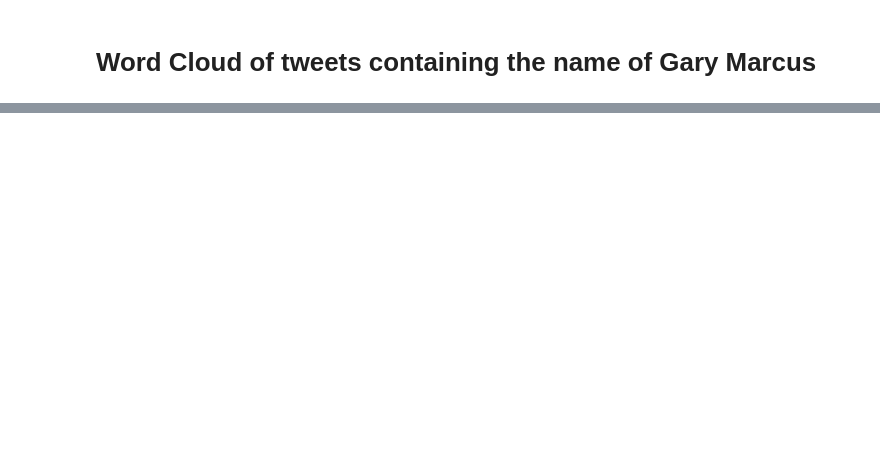
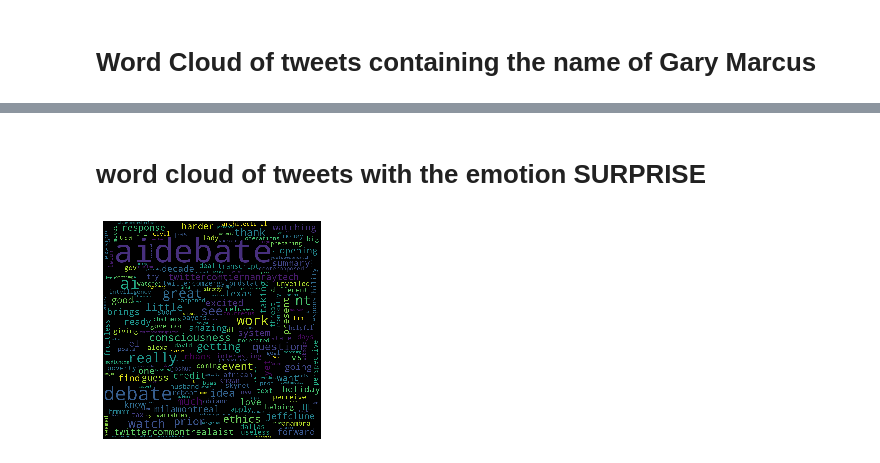
Before and after one commit to rahimi-s-lab/Twitter-AI-Debate, a Jupyter notebook: WordsCloud.ipynb, the cells around one changed output, grey strips where cells are left out. Cells and saved outputs as stored; diff of their text form; code cells hidden in the pictures; blank space fills up the shorter version.

```diff
--- a/WordsCloud.ipynb
+++ b/WordsCloud.ipynb
@@ -204,0 +277,27 @@ plt.show()
+# %% [markdown]
+# word cloud of tweets with the emotion SURPRISE
+# %%
+import matplotlib.pyplot as plt
+from wordcloud import WordCloud
+
+
+
+gary = df[df['Surprise'] > 0.5]
+
+# change pandas dataframe to word corpus
+txt_df = gary['text']
+np.savetxt('np.txt', txt_df.values, fmt='%s')
+
+with open('np.txt') as file:
+  text = file.read()
+  # print(text)
+
+# text = ' go go to the school university school school school'
+wordcloud = WordCloud(width=1000, height=1000).generate(text)
+plt.imshow(wordcloud)
+plt.axis("off")
+wordcloud.to_file('/content/gdrive/My Drive/Colab Notebooks/Twitter_Analysis/word cloud of tweets with the emotion SURPRISE.png')
+# plt.figure(figsize=(50,50))
+plt.show()
+# %% [output]
+[figure, added]
```
Also changed, not shown: parts of 16 cells of this notebook, 3 other files.
